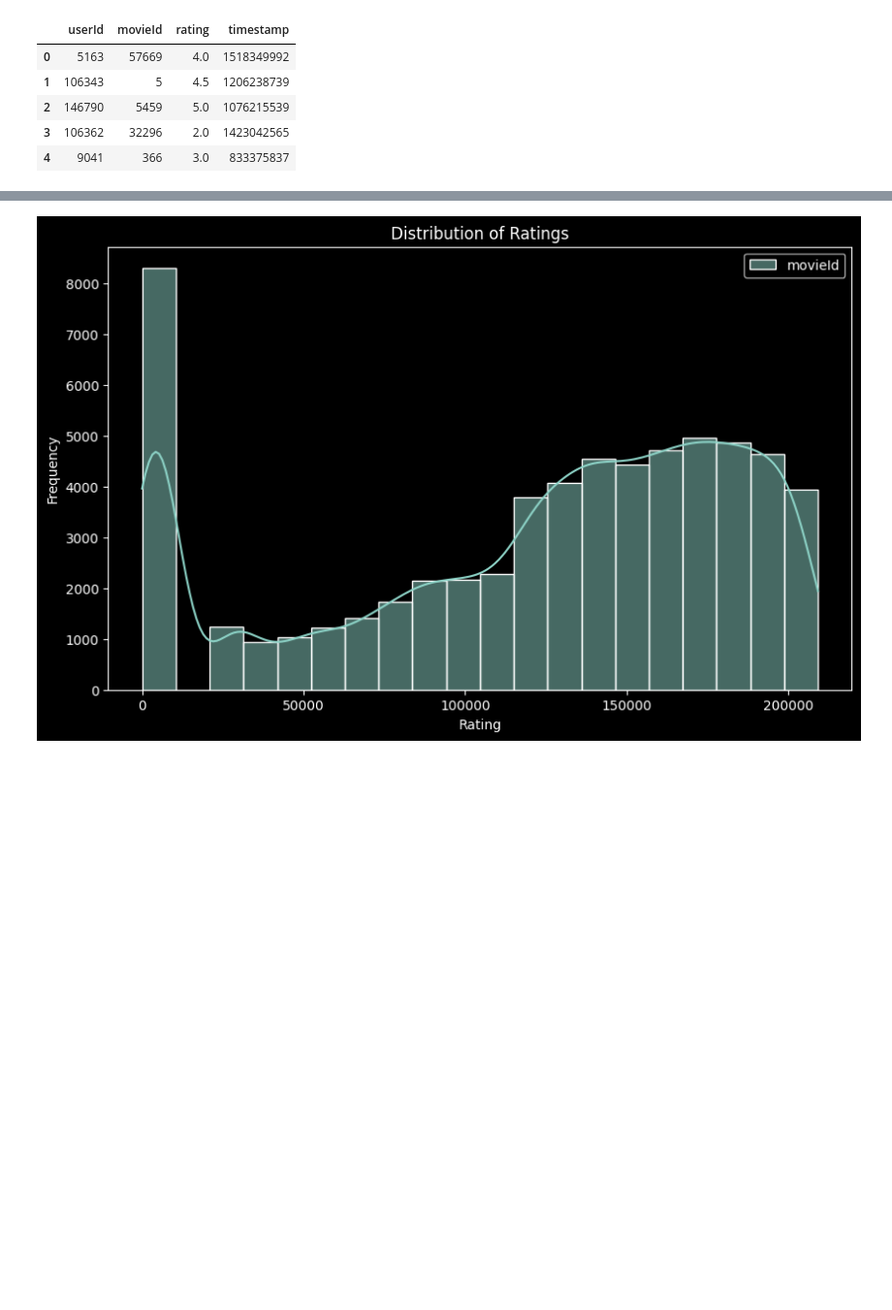
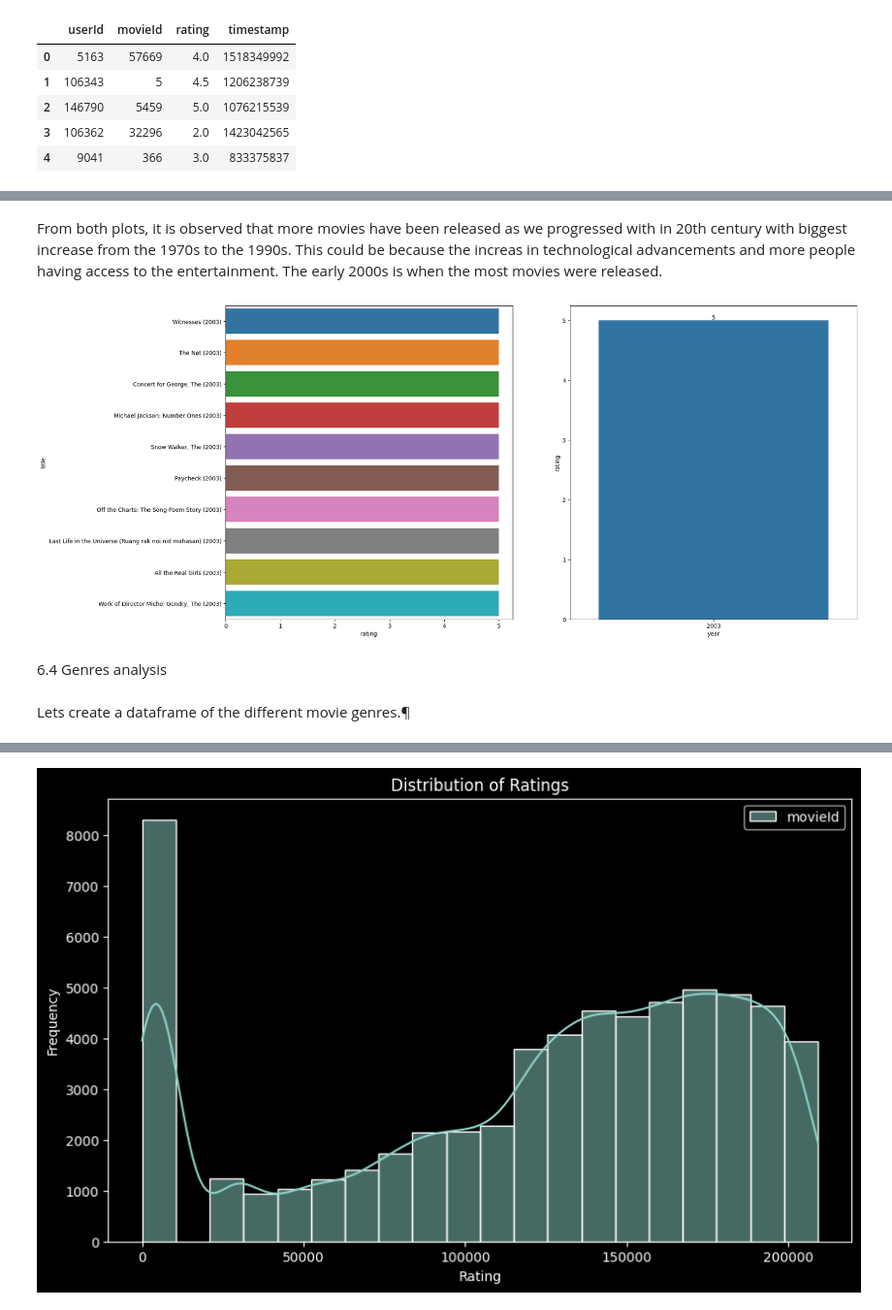
Before and after one commit to MinMaphu/NM2-Unsupervised, a Jupyter notebook: NM2_Unsupervised-checkpoint_EDA_1.ipynb, the cells around one changed output, grey strips where cells are left out. Shown at 97% size. Drawn from its saved outputs; the diff is of its cells as text; code cells hidden in the pictures; blank space fills up the shorter version.

```diff
--- a/NM2_Unsupervised-checkpoint_EDA_1.ipynb
+++ b/NM2_Unsupervised-checkpoint_EDA_1.ipynb
@@ -652,0 +620,25 @@ plt.show()
+# %% [markdown]
+From both plots, it is observed that more movies have been released as we progressed with in 20th century with biggest increase from the 1970s to the 1990s. This could be because the increas in technological advancements and more people having access to the entertainment. The early 2000s is when the most movies were released.
+# %%
+# Plotting the graph
+fig, ax = plt.subplots(1,2,figsize=(20, 10)) # Initialize the plot with set figure size
+
+# Create a lineplot to visualise the trend per 10 year period
+sns.barplot(ax=ax[0], x='rating',y = 'title',data=train5.head(10))
+
+# Create a barplot to visualise the how many movies were released per 10 year period
+sns.barplot(ax=ax[1], y = 'rating',x = 'year', data = train5.head(10))
+# Labeling the bars on the bar plot
+for container in ax[1].containers:
+    ax[1].bar_label(container)
+
+
+
+# Show the barplot
+plt.show()
+# %% [output]
+[figure, added]
+# %% [markdown]
+6.4 Genres analysis
+# %% [markdown]
+Lets create a dataframe of the different movie genres.¶
```
Also changed, not shown: parts of 64 cells of this notebook.
